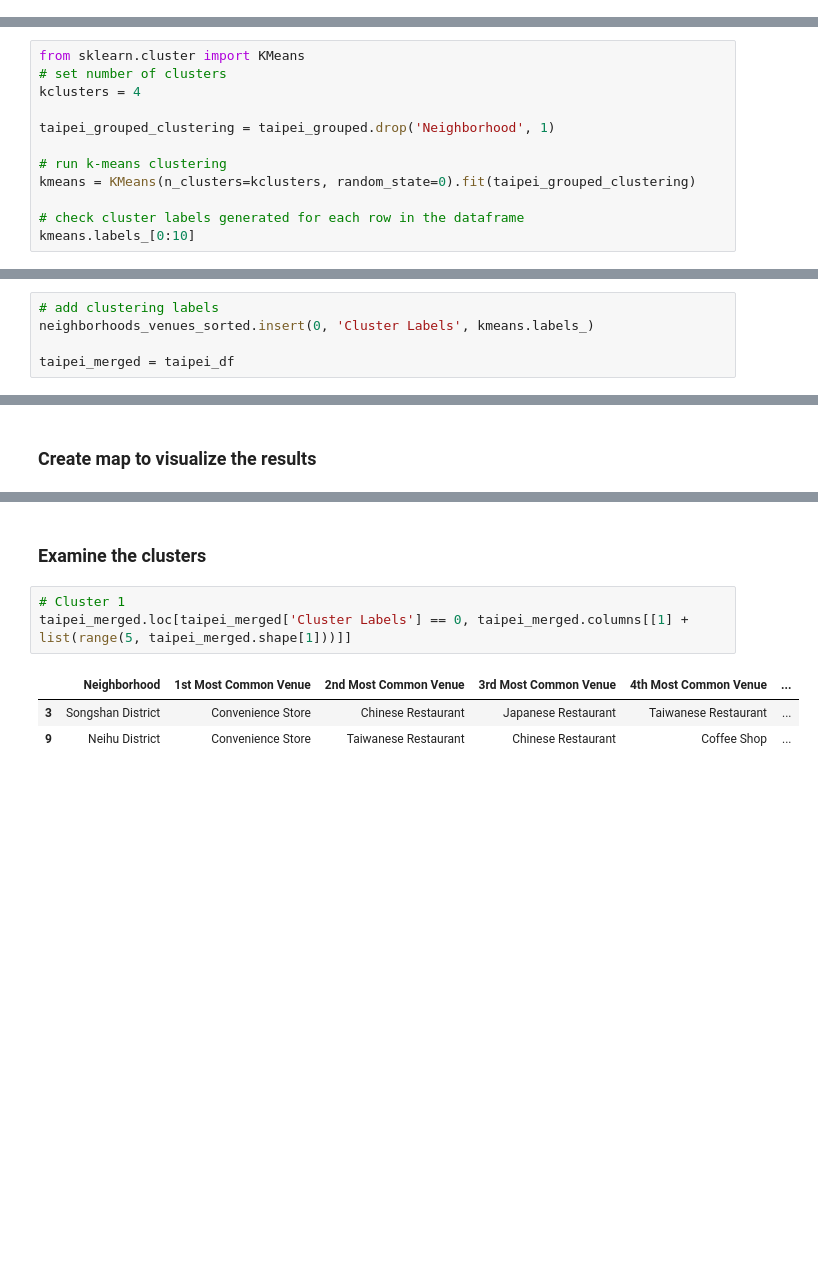
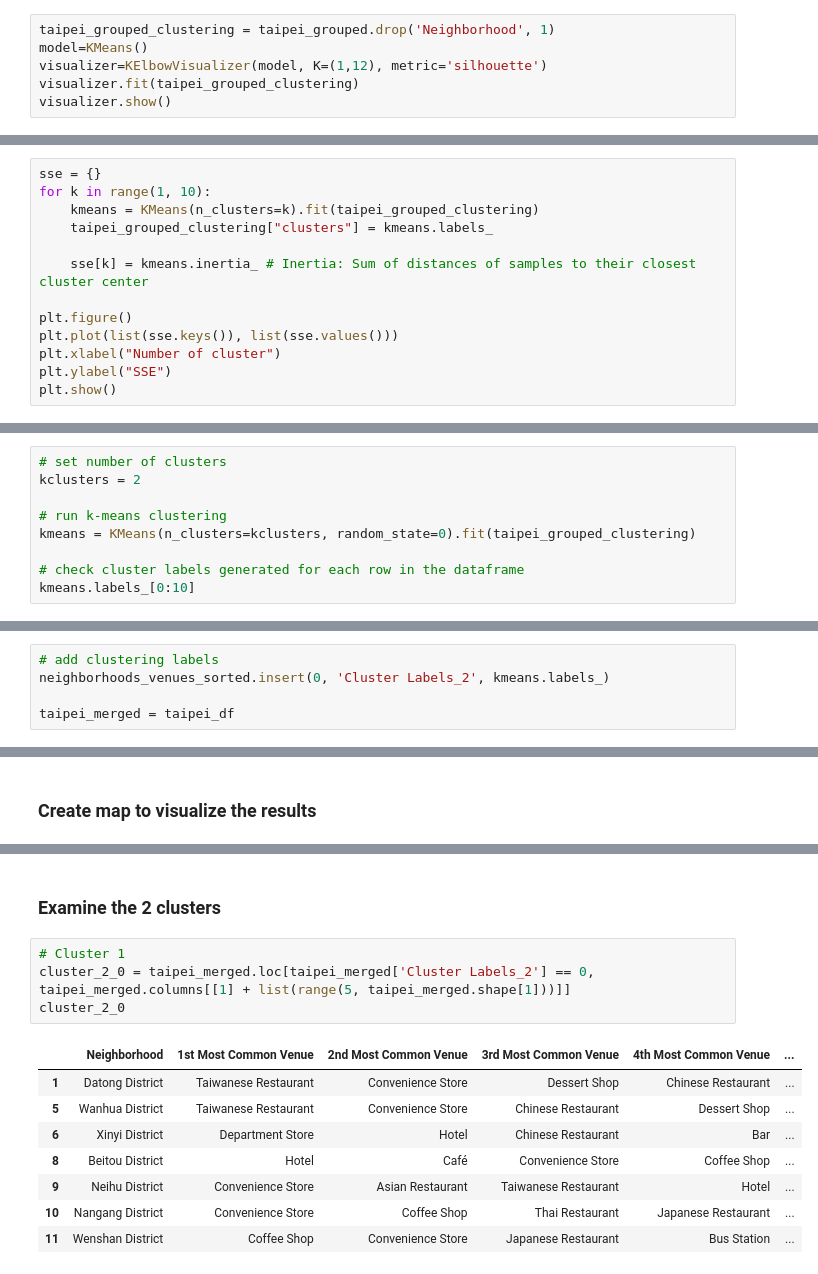
Before and after one commit to Julia-Yan-Jia/Coursera-Capstone, a Jupyter notebook: Taipei city guide for tourists.ipynb, the cells around one changed output, grey strips where cells are left out. Drawn from its saved outputs; the diff is of its cells as text; blank space fills up the shorter version.

```diff
--- a/Taipei city guide for tourists.ipynb
+++ b/Taipei city guide for tourists.ipynb
@@ -415,0 +502,6 @@ neighborhoods_venues_sorted.head()
+# %%
+taipei_grouped_clustering = taipei_grouped.drop('Neighborhood', 1)
+model=KMeans()
+visualizer=KElbowVisualizer(model, K=(1,12), metric='silhouette')
+visualizer.fit(taipei_grouped_clustering)
+visualizer.show()
@@ -415,0 +514,13 @@ neighborhoods_venues_sorted.head()
+# %%
+sse = {}
+for k in range(1, 10):
+    kmeans = KMeans(n_clusters=k).fit(taipei_grouped_clustering)
+    taipei_grouped_clustering["clusters"] = kmeans.labels_
+
+    sse[k] = kmeans.inertia_ # Inertia: Sum of distances of samples to their closest cluster center
+
+plt.figure()
+plt.plot(list(sse.keys()), list(sse.values()))
+plt.xlabel("Number of cluster")
+plt.ylabel("SSE")
+plt.show()
@@ -418,9 +531,6 @@ neighborhoods_venues_sorted.head()
 # %%
-from sklearn.cluster import KMeans
 # set number of clusters
-kclusters = 4
-
-taipei_grouped_clustering = taipei_grouped.drop('Neighborhood', 1)
+kclusters = 2
 
 # run k-means clustering
 kmeans = KMeans(n_clusters=kclusters, random_state=0).fit(taipei_grouped_clustering)
@@ -433,7 +543,7 @@ array([3, 1, 1, 2, 0, 1, 0, 1, 2, 1], dtype=int32)
 #### Create a new dataframe that includes the cluster as well as the top 10 venues for each neighborhood.
 # %%
 # add clustering labels
-neighborhoods_venues_sorted.insert(0, 'Cluster Labels', kmeans.labels_)
+neighborhoods_venues_sorted.insert(0, 'Cluster Labels_2', kmeans.labels_)
 
 taipei_merged = taipei_df
 # %%
@@ -493,13 +607,19 @@ map_clusters
 # %% [output]
 [interactive output not drawn]
 # %% [markdown]
-### Examine the clusters
+### Examine the 2 clusters
 # %%
 # Cluster 1
-taipei_merged.loc[taipei_merged['Cluster Labels'] == 0, taipei_merged.columns[[1] + list(range(5, taipei_merged.shape[1]))]]
+cluster_2_0 = taipei_merged.loc[taipei_merged['Cluster Labels_2'] == 0, taipei_merged.columns[[1] + list(range(5, taipei_merged.shape[1]))]]
+cluster_2_0
 # %% [output]
 |  | Neighborhood | 1st Most Common Venue | 2nd Most Common Venue | 3rd Most Common Venue | 4th Most Common Venue | ... |
-| 3 | Songshan District | Convenience Store | Chinese Restaurant | Japanese Restaurant | Taiwanese Restaurant | ... |
-| 9 | Neihu District | Convenience Store | Taiwanese Restaurant | Chinese Restaurant | Coffee Shop | ... |
+| 1 | Datong District | Taiwanese Restaurant | Convenience Store | Dessert Shop | Chinese Restaurant | ... |
+| 5 | Wanhua District | Taiwanese Restaurant | Convenience Store | Chinese Restaurant | Dessert Shop | ... |
+| 6 | Xinyi District | Department Store | Hotel | Chinese Restaurant | Bar | ... |
+| 8 | Beitou District | Hotel | Café | Convenience Store | Coffee Shop | ... |
+| 9 | Neihu District | Convenience Store | Asian Restaurant | Taiwanese Restaurant | Hotel | ... |
+| 10 | Nangang District | Convenience Store | Coffee Shop | Thai Restaurant | Japanese Restaurant | ... |
+| 11 | Wenshan District | Coffee Shop | Convenience Store | Japanese Restaurant | Bus Station | ... |
 # %%
 # Cluster 2
```
Also changed, not shown: parts of 63 cells of this notebook.
